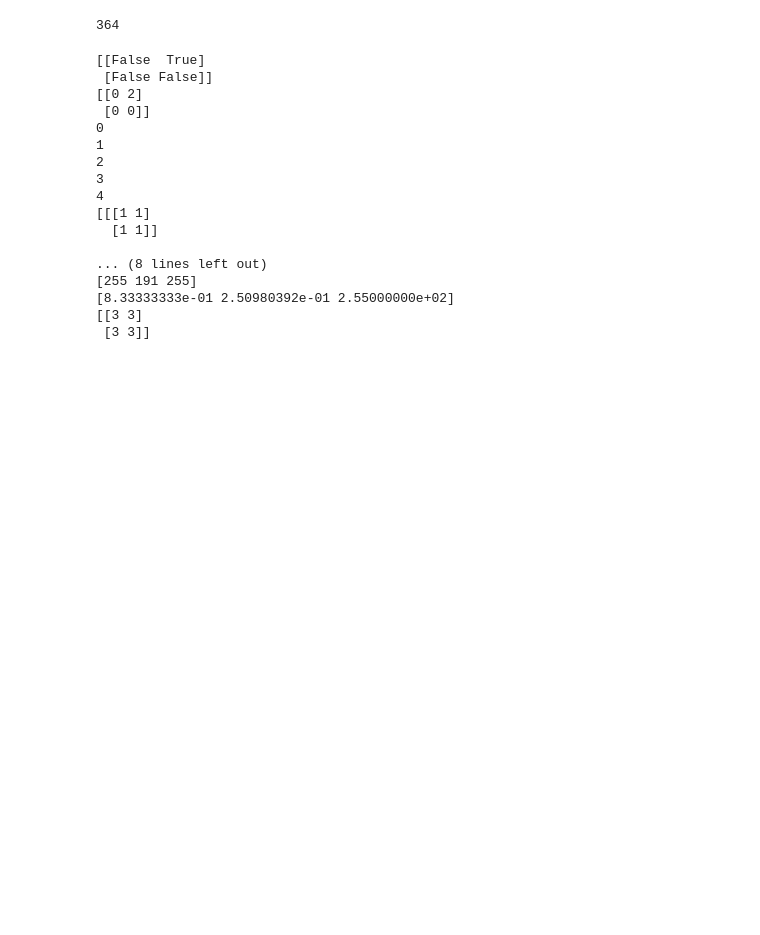
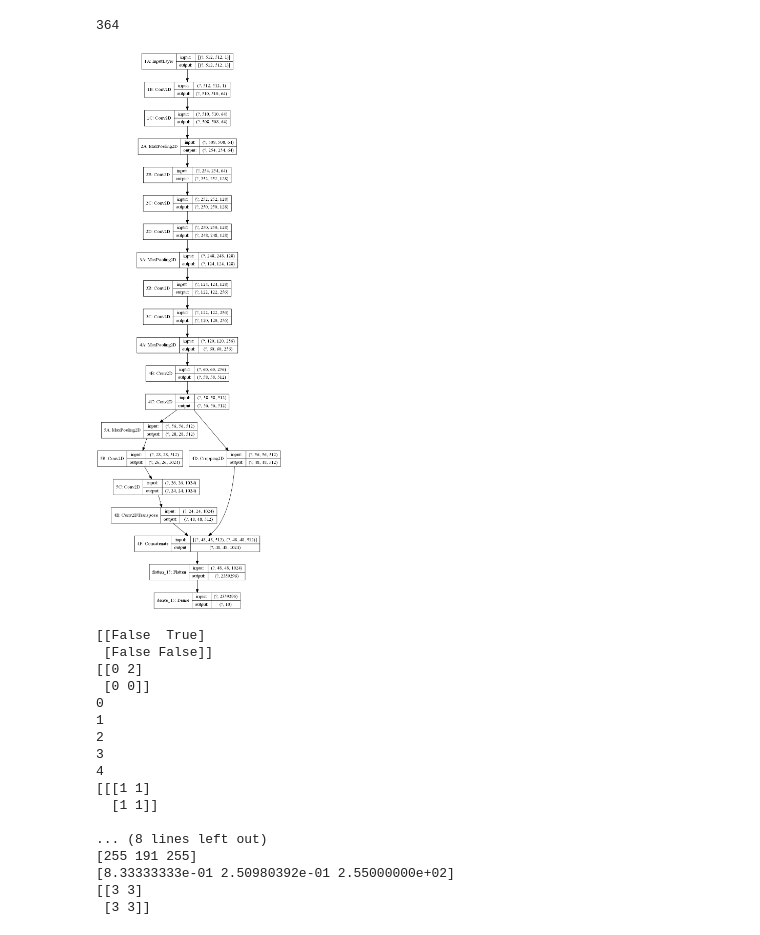
Before and after one commit to treelinemike/ralpn-seg, a Jupyter notebook: ralpn-seg-a.ipynb, the cells around one changed output. Cells and saved outputs as stored; diff of their text form; code cells hidden in the pictures; blank space fills up the shorter version.

```diff
--- a/ralpn-seg-a.ipynb
+++ b/ralpn-seg-a.ipynb
@@ -151,6 +152,38 @@ val_size_true = sum(1 for expmple in val_dataset)
 train_size_true + test_size_true + val_size_true
 # %% [output]
 364
+# %%
+# Functional API from: https://github.com/lambdal/TensorFlow2-tutorial/tree/master/01-basic-image-classification
+out_1a = Input(shape=(512, 512,1),name='1A')
+out_1b = Conv2D(64, (3, 3), activation='relu',name='1B')(out_1a)
+out_1c = Conv2D(64, (3, 3), activation='relu',name='1C')(out_1b)
+
+out_2a = MaxPooling2D(pool_size=(2, 2),name='2A')(out_1c)
+out_2b = Conv2D(128, (3, 3), activation='relu',name='2B')(out_2a)
+out_2c = Conv2D(128, (3, 3), activation='relu',name='2C')(out_2b)
+out_2d = Conv2D(128, (3, 3), activation='relu',name='2D')(out_2c)
+
+out_3a = MaxPooling2D(pool_size=(2, 2),name='3A')(out_2d)
+out_3b = Conv2D(256, (3, 3), activation='relu',name='3B')(out_3a)
+out_3c = Conv2D(256, (3, 3), activation='relu',name='3C')(out_3b)
+
+out_4a = MaxPooling2D(pool_size=(2, 2),name='4A')(out_3c)
+out_4b = Conv2D(512, (3, 3), activation='relu',name='4B')(out_4a)
+out_4c = Conv2D(512, (3, 3), activation='relu',name='4C')(out_4b)
+
+out_5a = MaxPooling2D(pool_size=(2, 2),name='5A')(out_4c)
+out_5b = Conv2D(1024, (3, 3), activation='relu',name='5B')(out_5a)
+out_5c = Conv2D(1024, (3, 3), activation='relu',name='5C')(out_5b)
+
+out_4d = Cropping2D(cropping=((4, 4), (4, 4)),name='4D')(out_4c)
+out_4e = Conv2DTranspose(512, (2, 2), strides=(2, 2), activation='relu',name='4E')(out_5c)  # up-convolution: http://bamos.github.io/2016/08/09/deep-completion/
+out_4f = Concatenate(name='4F')([out_4d, out_4e])
+x = Flatten()(out_4f)
+x = Dense(10, activation='softmax')(x)
+model = Model(inputs=out_1a, outputs=x)
+tf.keras.utils.plot_model(model, show_shapes=True, show_layer_names=True)  # use to_file='model_plot.png' if desired
+# %% [output]
+[figure, added]
 # %%
 # try a bunch of stuff
 myarr = np.array([[1,2],[3,4]])
```
Also changed, not shown: parts of 1 cell of this notebook, 1 other file.
